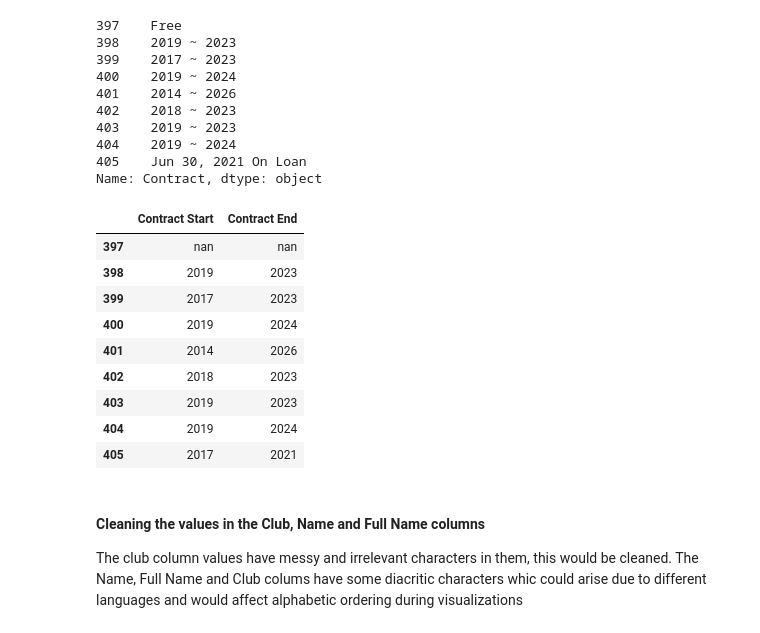
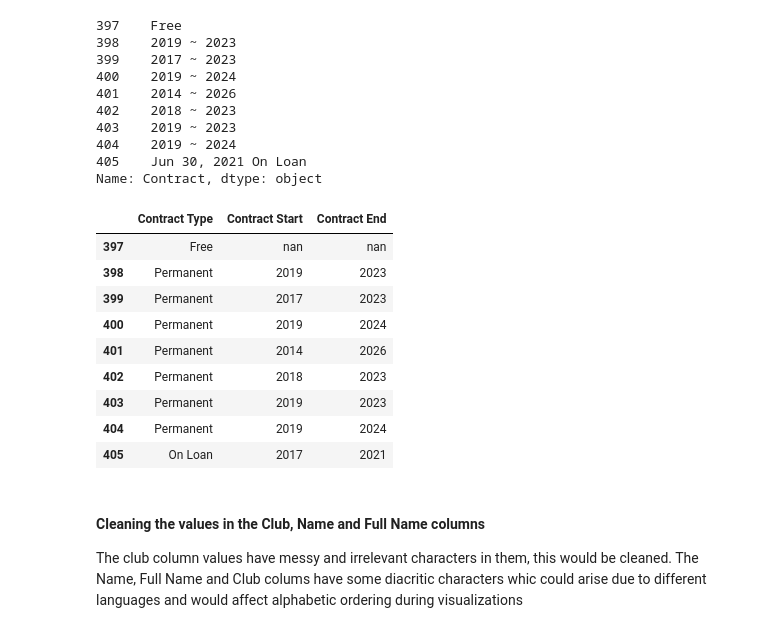
Before and after one commit to ClintonNwokocha/Cleaning_Data_Using_Python, a Jupyter notebook: Data Cleaning (fifa 21 dataset).ipynb, the cells around one changed output. Cells and saved outputs as stored; diff of their text form; code cells hidden in the pictures.

```diff
--- a/Data Cleaning (fifa 21 dataset).ipynb
+++ b/Data Cleaning (fifa 21 dataset).ipynb
@@ -256,44 +256,44 @@ def parse_dates(row):
     elif 'On Loan' in row['Contract']:
         start = pd.to_datetime(row['Joined']).year
         end = row['Contract'].split(' ')[2]
     else:
         start = int(row['Contract'][:4])
         end = int(row['Contract'][-4:])
     return pd.Series({'Contract Start': start, 'Contract End': end})
 
 # apply the function to create the new columns
 fifa_clean[['Contract Start', 'Contract End']] = fifa_clean.apply(parse_dates, axis=1)
 
 
 # convert float columns to object datatype and remove the unwanted characters
 fifa_clean['Contract Start'] = fifa_clean['Contract Start'].astype(str)
 fifa_clean['Contract End'] = fifa_clean['Contract End'].astype(str)
 
 # Define a function to remove the '.i0' part from a string
 def remove_dot_i(s):
     return s.split('.')[0]
 
 # Apply the function to the fifa_clean['Contract Start']  and fifa_clean['Contract end'] column using .map()
 fifa_clean['Contract Start'] = fifa_clean['Contract Start'].map(remove_dot_i)
 fifa_clean['Contract End'] = fifa_clean['Contract End'].map(remove_dot_i)
 
 # Assigning the contract start and contract end columns into categories
 fifa_clean['Contract Start'] = fifa_clean['Contract Start'].astype('category')
 fifa_clean['Contract End'] = fifa_clean['Contract End'].astype('category')
 
 # view samples of the result
-fifa_clean[['Con''Contract Start', 'Contract End']].loc[397:405]
+fifa_clean[['Contract Type', 'Contract Start', 'Contract End']].loc[397:405]
 # %% [output]
-|  | Contract Start | Contract End |
-| 397 | nan | nan |
-| 398 | 2019 | 2023 |
-| 399 | 2017 | 2023 |
-| 400 | 2019 | 2024 |
-| 401 | 2014 | 2026 |
-| 402 | 2018 | 2023 |
-| 403 | 2019 | 2023 |
-| 404 | 2019 | 2024 |
-| 405 | 2017 | 2021 |
+|  | Contract Type | Contract Start | Contract End |
+| 397 | Free | nan | nan |
+| 398 | Permanent | 2019 | 2023 |
+| 399 | Permanent | 2017 | 2023 |
+| 400 | Permanent | 2019 | 2024 |
+| 401 | Permanent | 2014 | 2026 |
+| 402 | Permanent | 2018 | 2023 |
+| 403 | Permanent | 2019 | 2023 |
+| 404 | Permanent | 2019 | 2024 |
+| 405 | On Loan | 2017 | 2021 |
 # %% [markdown]
 #### Cleaning the values in the Club, Name and Full Name columns
 
```
Also changed, not shown: parts of 33 cells of this notebook.
